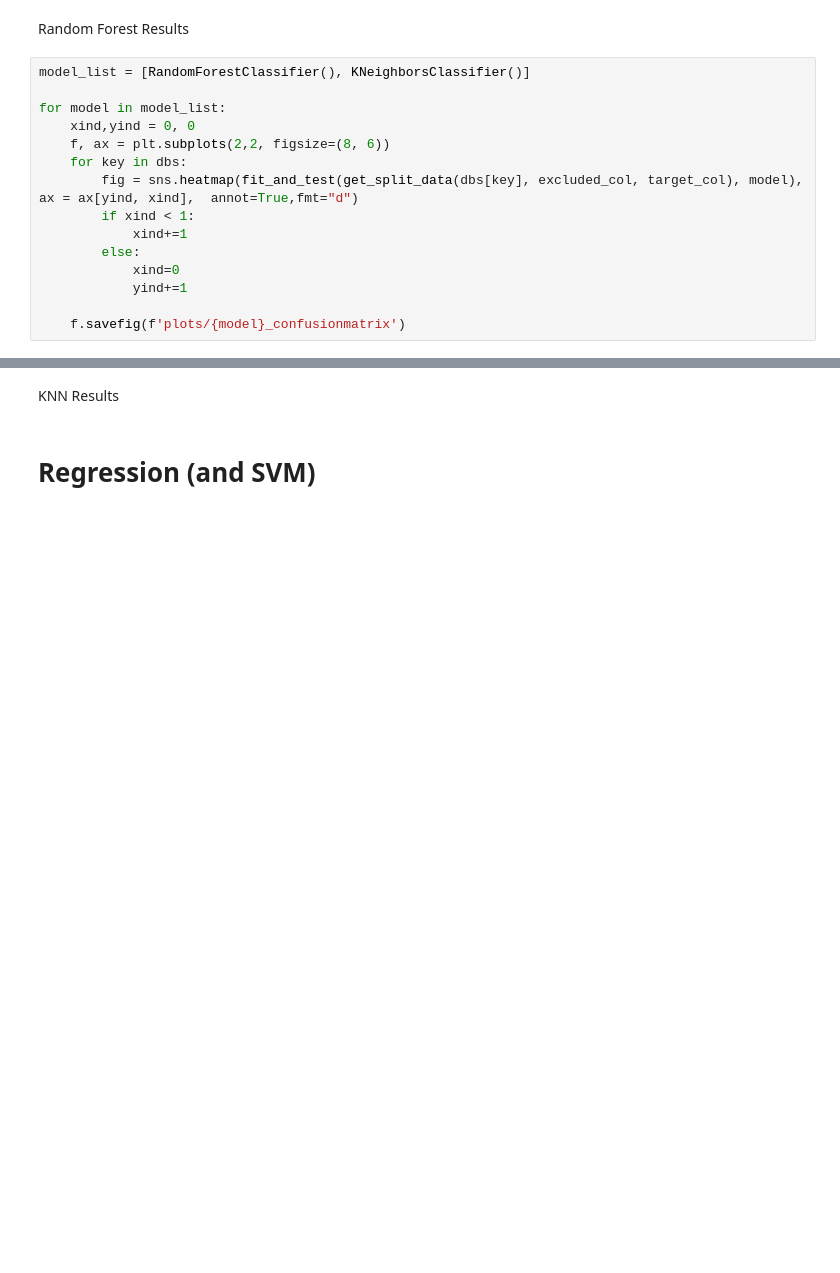
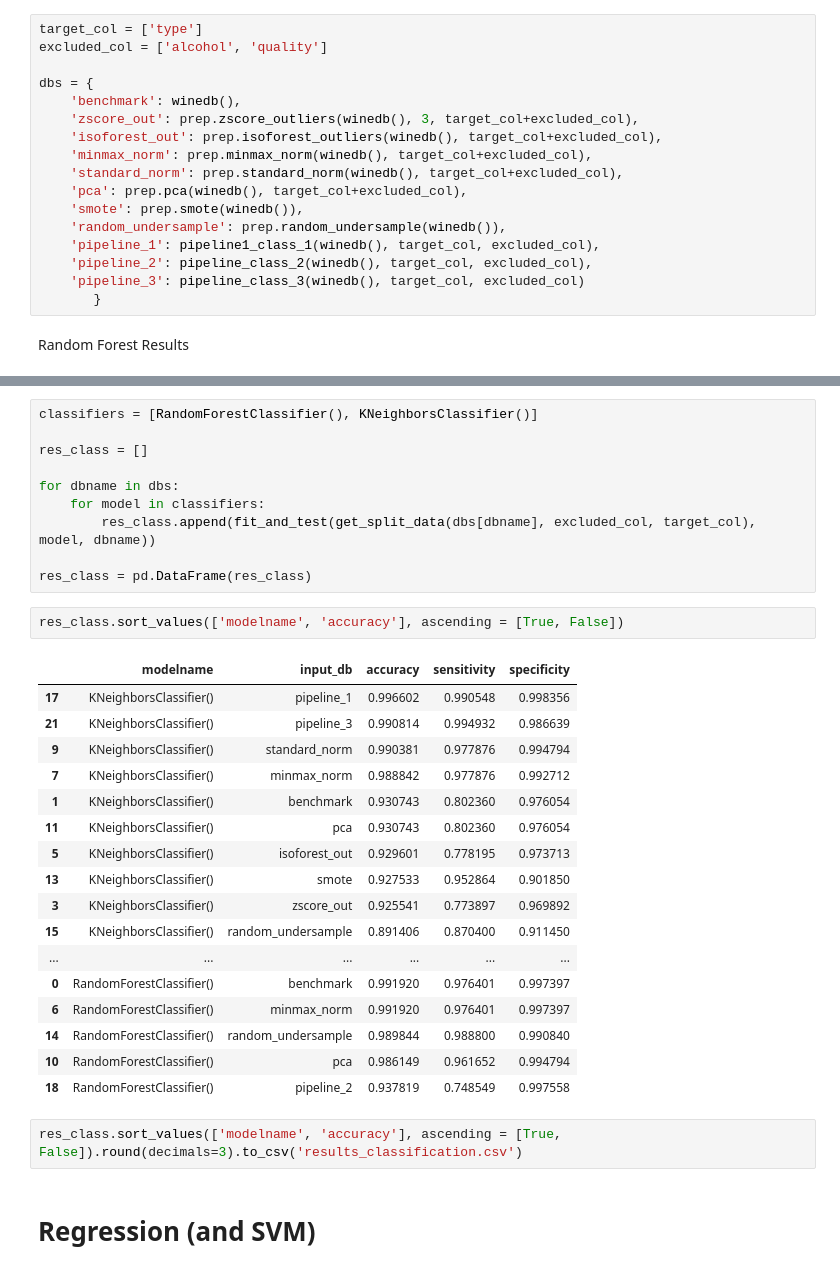
Before and after one commit to tommaso-massaglia/MML, a Jupyter notebook: model_training.ipynb, the cells around one changed output, grey strips where cells are left out. Saved outputs shown, nothing was run; the diff lists cells and outputs as text; blank space fills up the shorter version.

```diff
--- a/model_training.ipynb
+++ b/model_training.ipynb
@@ -77,17 +76,19 @@ dbs = {
+# %%
+target_col = ['type']
+excluded_col = ['alcohol', 'quality']
+
+dbs = {
+    'benchmark': winedb(),
+    'zscore_out': prep.zscore_outliers(winedb(), 3, target_col+excluded_col),
+    'isoforest_out': prep.isoforest_outliers(winedb(), target_col+excluded_col),
+    'minmax_norm': prep.minmax_norm(winedb(), target_col+excluded_col),
+    'standard_norm': prep.standard_norm(winedb(), target_col+excluded_col),
+    'pca': prep.pca(winedb(), target_col+excluded_col),
+    'smote': prep.smote(winedb()),
+    'random_undersample': prep.random_undersample(winedb()),
+    'pipeline_1': pipeline1_class_1(winedb(), target_col, excluded_col),
+    'pipeline_2': pipeline_class_2(winedb(), target_col, excluded_col),
+    'pipeline_3': pipeline_class_3(winedb(), target_col, excluded_col)
+       }
 # %% [markdown]
 Random Forest Results
-# %%
-model_list = [RandomForestClassifier(), KNeighborsClassifier()]
-
-for model in model_list:
-    xind,yind = 0, 0
-    f, ax = plt.subplots(2,2, figsize=(8, 6))
-    for key in dbs:
-        fig = sns.heatmap(fit_and_test(get_split_data(dbs[key], excluded_col, target_col), model), ax = ax[yind, xind],  annot=True,fmt="d")
-        if xind < 1:
-            xind+=1
-        else:
-            xind=0
-            yind+=1
-
-    f.savefig(f'plots/{model}_confusionmatrix')
@@ -97,5 +95,35 @@ for model in model_list:
-# %% [markdown]
-KNN Results
+# %%
+classifiers = [RandomForestClassifier(), KNeighborsClassifier()]
+
+res_class = []
+
+for dbname in dbs:
+    for model in classifiers:
+        res_class.append(fit_and_test(get_split_data(dbs[dbname], excluded_col, target_col), model, dbname))
+
+res_class = pd.DataFrame(res_class)
+# %%
+res_class.sort_values(['modelname', 'accuracy'], ascending = [True, False])
+# %% [output]
+|  | modelname | input_db | accuracy | sensitivity | specificity |
+| 17 | KNeighborsClassifier() | pipeline_1 | 0.996602 | 0.990548 | 0.998356 |
+| 21 | KNeighborsClassifier() | pipeline_3 | 0.990814 | 0.994932 | 0.986639 |
+| 9 | KNeighborsClassifier() | standard_norm | 0.990381 | 0.977876 | 0.994794 |
+| 7 | KNeighborsClassifier() | minmax_norm | 0.988842 | 0.977876 | 0.992712 |
+| 1 | KNeighborsClassifier() | benchmark | 0.930743 | 0.802360 | 0.976054 |
+| 11 | KNeighborsClassifier() | pca | 0.930743 | 0.802360 | 0.976054 |
+| 5 | KNeighborsClassifier() | isoforest_out | 0.929601 | 0.778195 | 0.973713 |
+| 13 | KNeighborsClassifier() | smote | 0.927533 | 0.952864 | 0.901850 |
+| 3 | KNeighborsClassifier() | zscore_out | 0.925541 | 0.773897 | 0.969892 |
+| 15 | KNeighborsClassifier() | random_undersample | 0.891406 | 0.870400 | 0.911450 |
+| ... | ... | ... | ... | ... | ... |
+| 0 | RandomForestClassifier() | benchmark | 0.991920 | 0.976401 | 0.997397 |
+| 6 | RandomForestClassifier() | minmax_norm | 0.991920 | 0.976401 | 0.997397 |
+| 14 | RandomForestClassifier() | random_undersample | 0.989844 | 0.988800 | 0.990840 |
+| 10 | RandomForestClassifier() | pca | 0.986149 | 0.961652 | 0.994794 |
+| 18 | RandomForestClassifier() | pipeline_2 | 0.937819 | 0.748549 | 0.997558 |
+# %%
+res_class.sort_values(['modelname', 'accuracy'], ascending = [True, False]).round(decimals=3).to_csv('results_classification.csv')
 # %% [markdown]
 # Regression (and SVM)
 # %%
```
Also changed, not shown: parts of 18 cells of this notebook, 8 other files.
